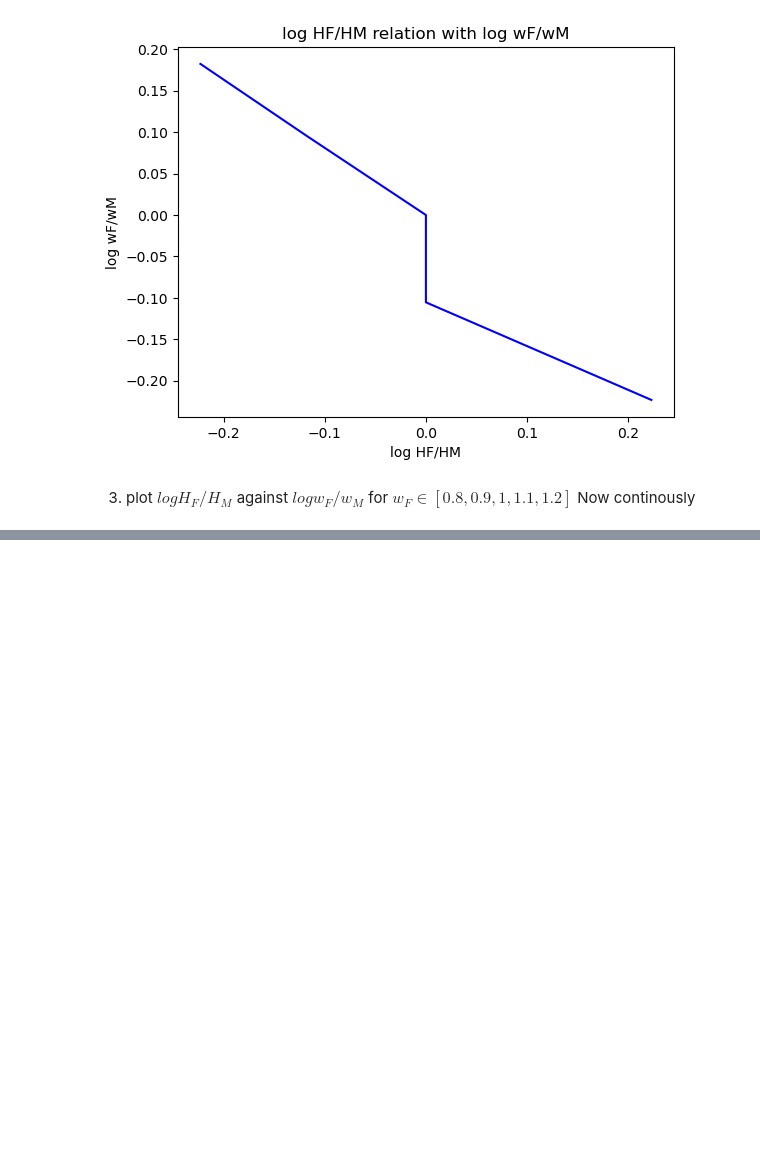
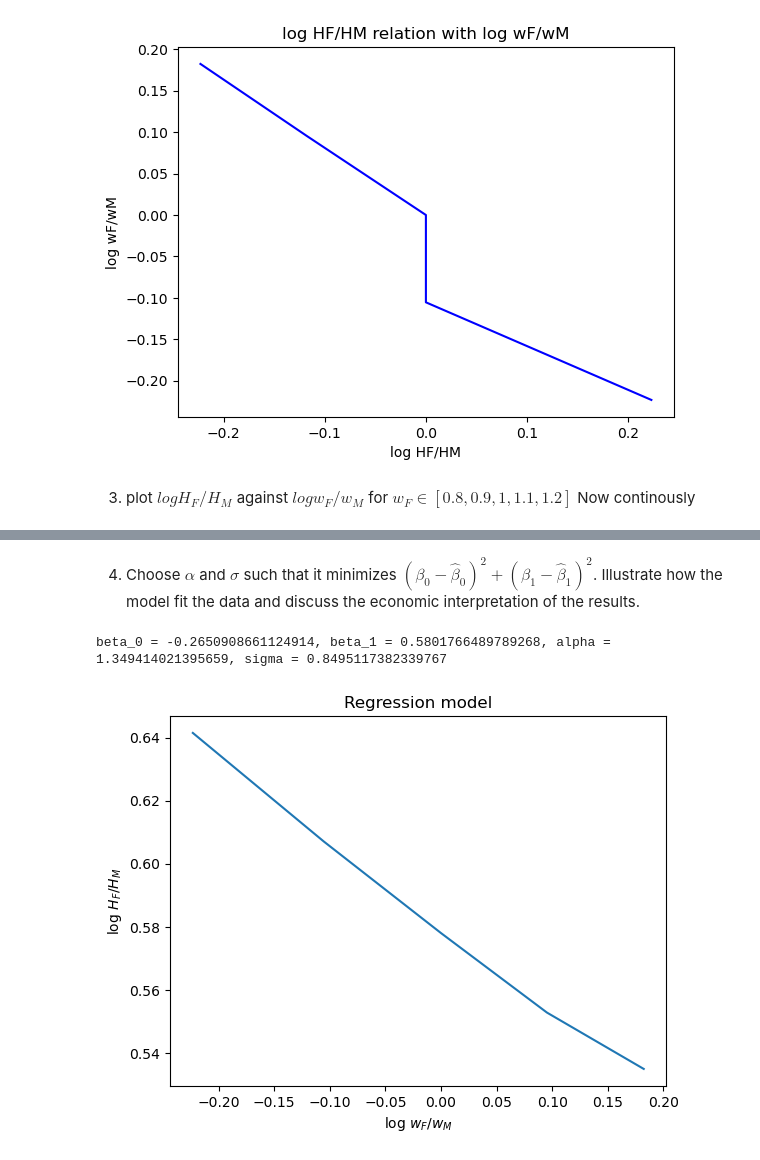
Before and after one commit to NumEconCopenhagen/projects-2023-julius-oskar, a Jupyter notebook: inauguralproject/Inaugural-Project.ipynb, the cells around one changed output, grey strips where cells are left out. Drawn from its saved outputs; the diff is of its cells as text; code cells hidden in the pictures; blank space fills up the shorter version.

```diff
--- a/inauguralproject/Inaugural-Project.ipynb
+++ b/inauguralproject/Inaugural-Project.ipynb
@@ -113,0 +149,37 @@ Text(0, 0.5, 'log wF/wM')
+# %% [markdown]
+4. Choose $\alpha$ and $\sigma$ such that it minimizes $(\beta_0-\hat{\beta}_0)^2+(\beta_1-\hat{\beta}_1)^2$. Illustrate how the model fit the data and discuss the economic interpretation of the results.
+# %%
+# Running the regression and estimation and printing our results
+
+model.estimate() # See more in .py file
+print(f'beta_0 = {model.sol.beta0}, beta_1 = {model.sol.beta1}, alpha = {model.par.alpha}, sigma = {model.par.sigma}')
+
+model.par.alpha = model.par.alpha
+model.par.sigma = model.par.sigma
+wF_vec = [0.8, 0.9, 1.0, 1.1, 1.2]
+log_HF_HM_4 = []
+log_wF_wM_4 = []
+
+# Solving the model with our estimates for alpha and sigma
+
+for i, wF in enumerate(wF_vec):
+    model.par.wF = wF
+    opt = model.solve()
+
+    # Storing the results
+
+    log_HF_HM_4.append(np.log(opt.HF/opt.HM))
+    log_wF_wM_4.append(np.log(model.par.wF))
+
+# Creating our plot
+
+fig = plt.figure()
+ax = fig.add_subplot(1,1,1)
+ax.set_title('Regression model')
+ax.plot(log_wF_wM_4, log_HF_HM_4, linestyle = '-')
+ax.set_xlabel("log $w_F/w_M$")
+ax.set_ylabel("log $H_F/H_M$")
+plt.show()
+# %% [output]
+beta_0 = -0.2650908661124914, beta_1 = 0.5801766489789268, alpha = 1.349414021395659, sigma = 0.8495117382339767
+[figure, added]
```
Also changed, not shown: parts of 1 cell of this notebook, 1 other file.
